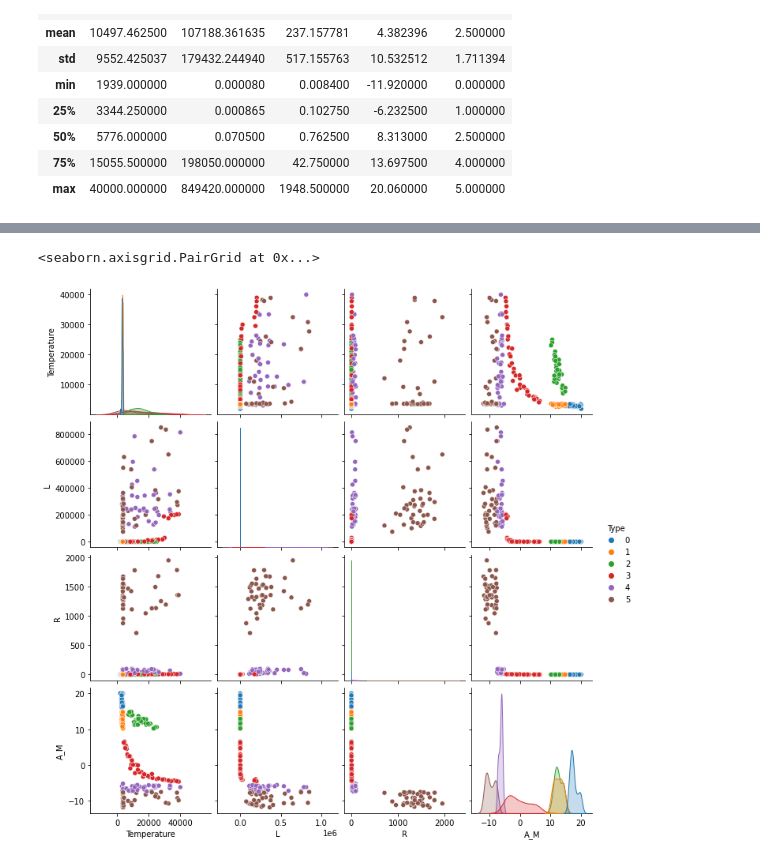
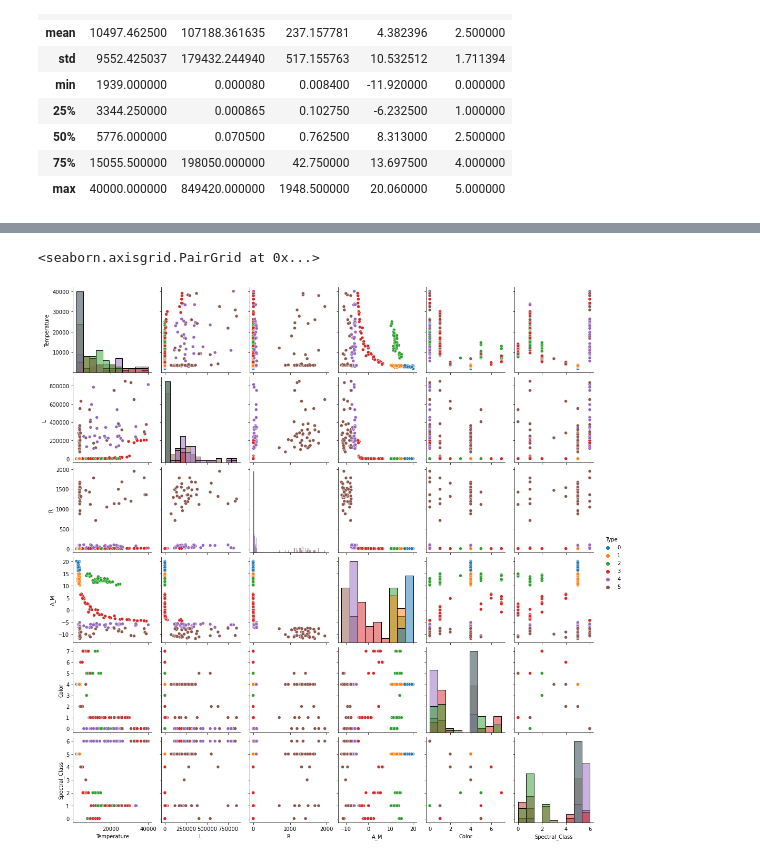
Before and after one commit to adamzv/Zverka_NS2021, a Jupyter notebook: zverka_stars_classification.ipynb, the cells around one changed output, grey strips where cells are left out. Cells and saved outputs as stored; diff of their text form; code cells hidden in the pictures.

Commit message:
Začiatok prípravy dát a prvotné analyzovanie datasetu

```diff
--- a/zverka_stars_classification.ipynb
+++ b/zverka_stars_classification.ipynb
@@ -43,0 +84,19 @@ dataset.describe()
+# %%
+dataset["Color"] = dataset["Color"].str.replace("Blue-white", "Blue white")
+dataset["Color"] = dataset["Color"].str.replace("Blue-White", "Blue white")
+dataset["Color"] = dataset["Color"].str.replace("Blue White", "Blue white")
+
+dataset["Color"] = dataset["Color"].str.replace("yellow-white", "Yellowish white")
+dataset["Color"] = dataset["Color"].str.replace("Yellowish White", "Yellowish white")
+dataset["Color"] = dataset["Color"].str.replace("White-Yellow", "Yellowish white")
+
+dataset["Color"] = dataset["Color"].str.replace("yellowish", "Yellow")
+dataset["Color"] = dataset["Color"].str.replace("Yellowish", "Yellow")
+
+
+dataset["Color"] = dataset["Color"].str.replace("Whitish", "White")
+dataset["Color"] = dataset["Color"].str.replace("white", "White")
+
+dataset["Color"] = dataset["Color"].str.replace("Orange-Red", "Orange")
+
+dataset["Color"].value_counts()
@@ -43,0 +126,4 @@ dataset.describe()
+# %%
+dataset["Color"] = dataset["Color"].astype("category").cat.codes
+dataset["Spectral_Class"] = dataset["Spectral_Class"].astype("category").cat.codes
+dataset["Color"].value_counts()
@@ -44,5 +191,5 @@ dataset.describe()
 # %%
-sns.pairplot(dataset, hue="Type", palette="tab10")
+sns.pairplot(dataset, hue="Type", palette="tab10", diag_kind="hist")
 # %% [output]
 <seaborn.axisgrid.PairGrid at 0x...>
-[figure, old version]
+[figure, new version]
```
Also changed, not shown: parts of 19 cells of this notebook.
